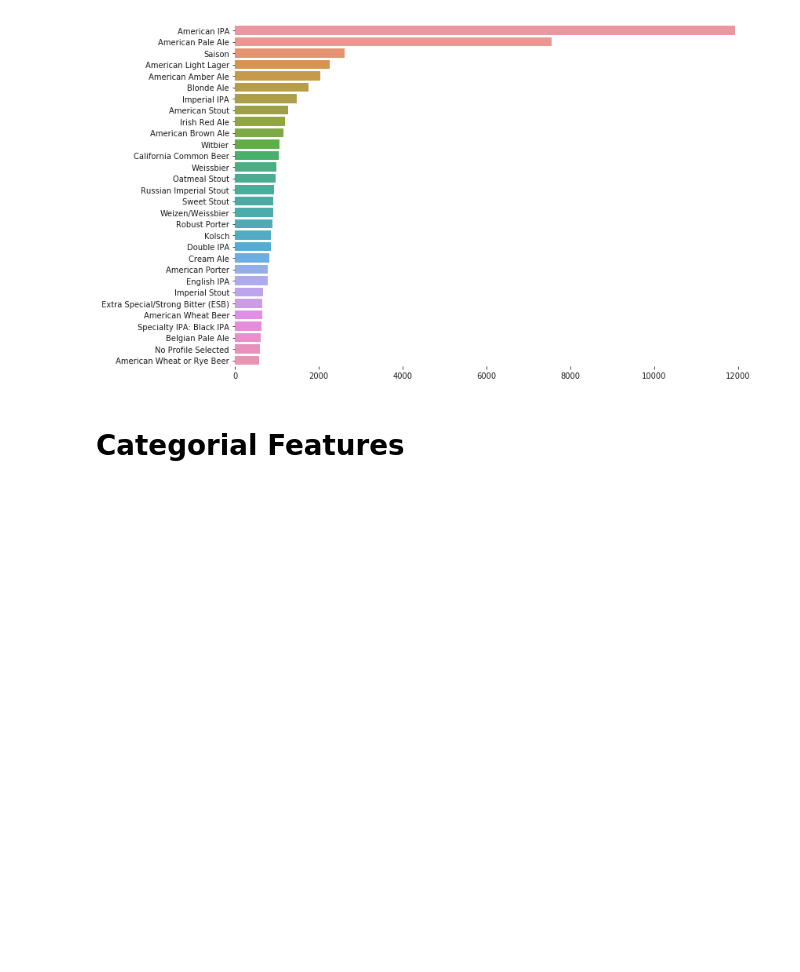
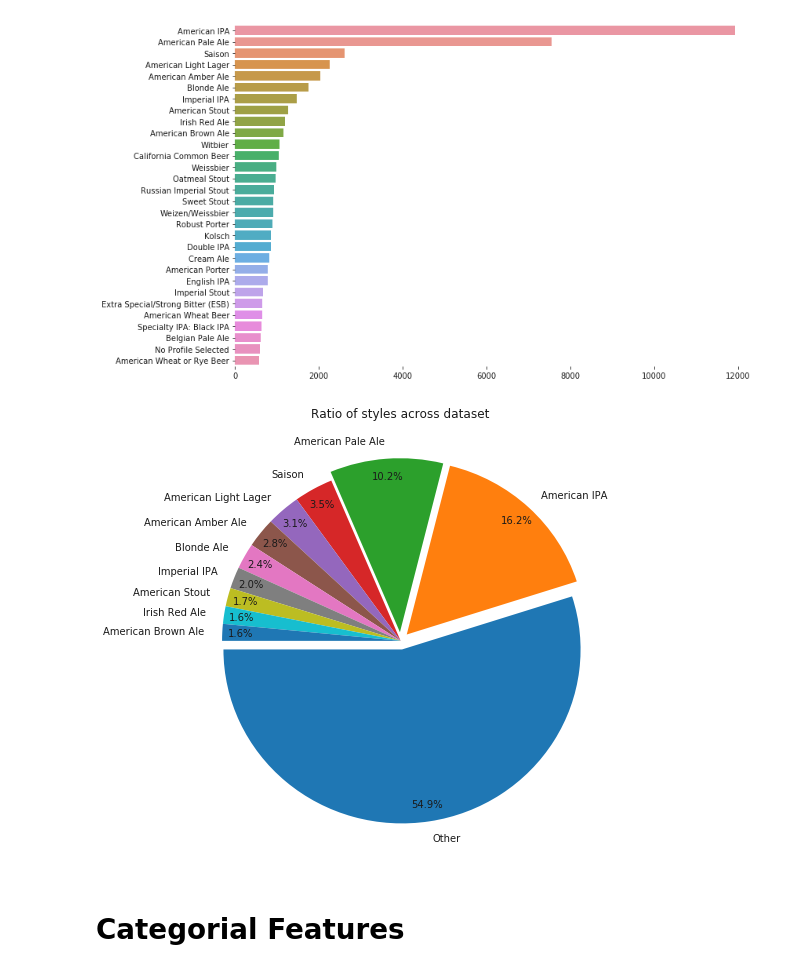
Before and after one commit to BabaZibulya/DataMining, a Jupyter notebook: classifiers.ipynb, the cells around one changed output. Drawn from its saved outputs; the diff is of its cells as text; code cells hidden in the pictures; blank space fills up the shorter version.

```diff
--- a/preprocessing.ipynb
+++ b/classifiers.ipynb
@@ -92,6 +92,33 @@ draw_bar_chart(30, freq)
 # %% [output]
 Number of distinct types = 176
 [figure]
+# %%
+style_cnt = data.loc[:,['Style','PrimingMethod']]
+style_cnt['NullPriming'] = style_cnt['PrimingMethod'].isnull()
+style_cnt['Count'] = 1
+style_cnt_grp = style_cnt.loc[:,['Style','Count','NullPriming']].groupby('Style').sum()
+
+style_cnt_grp = style_cnt_grp.sort_values('NullPriming', ascending=False)
+style_cnt_grp.reset_index(inplace=True)
+
+top10_style = list(style_cnt_grp['Style'][:10].values)
+
+# Group by current count information computed earlier and group every style not in top20 together
+style_cnt_other = style_cnt_grp.loc[:, ['Style','Count']]
+style_cnt_other.Style = style_cnt_grp.Style.apply(lambda x: x if x in top10_style else 'Other')
+style_cnt_other = style_cnt_other.groupby('Style').sum()
+
+# Get ratio of each style
+style_cnt_other['Ratio'] = style_cnt_other.Count.apply(lambda x: x/float(len(data)))
+style_cnt_other = style_cnt_other.sort_values('Count', ascending=False)
+
+f, ax = plt.subplots(figsize=(8, 8))
+explode = (0.05, 0.05, 0.05, 0, 0, 0, 0, 0, 0, 0, 0)
+plt.pie(x=style_cnt_other['Ratio'], labels=list(style_cnt_other.index), startangle = 180, autopct='%1.1f%%', pctdistance= .9, explode=explode)
+plt.title('Ratio of styles across dataset')
+plt.show()
+# %% [output]
+[figure, added]
 # %% [markdown]
 # Categorial Features
 # %%
```
Also changed, not shown: parts of 17 cells of this notebook.
